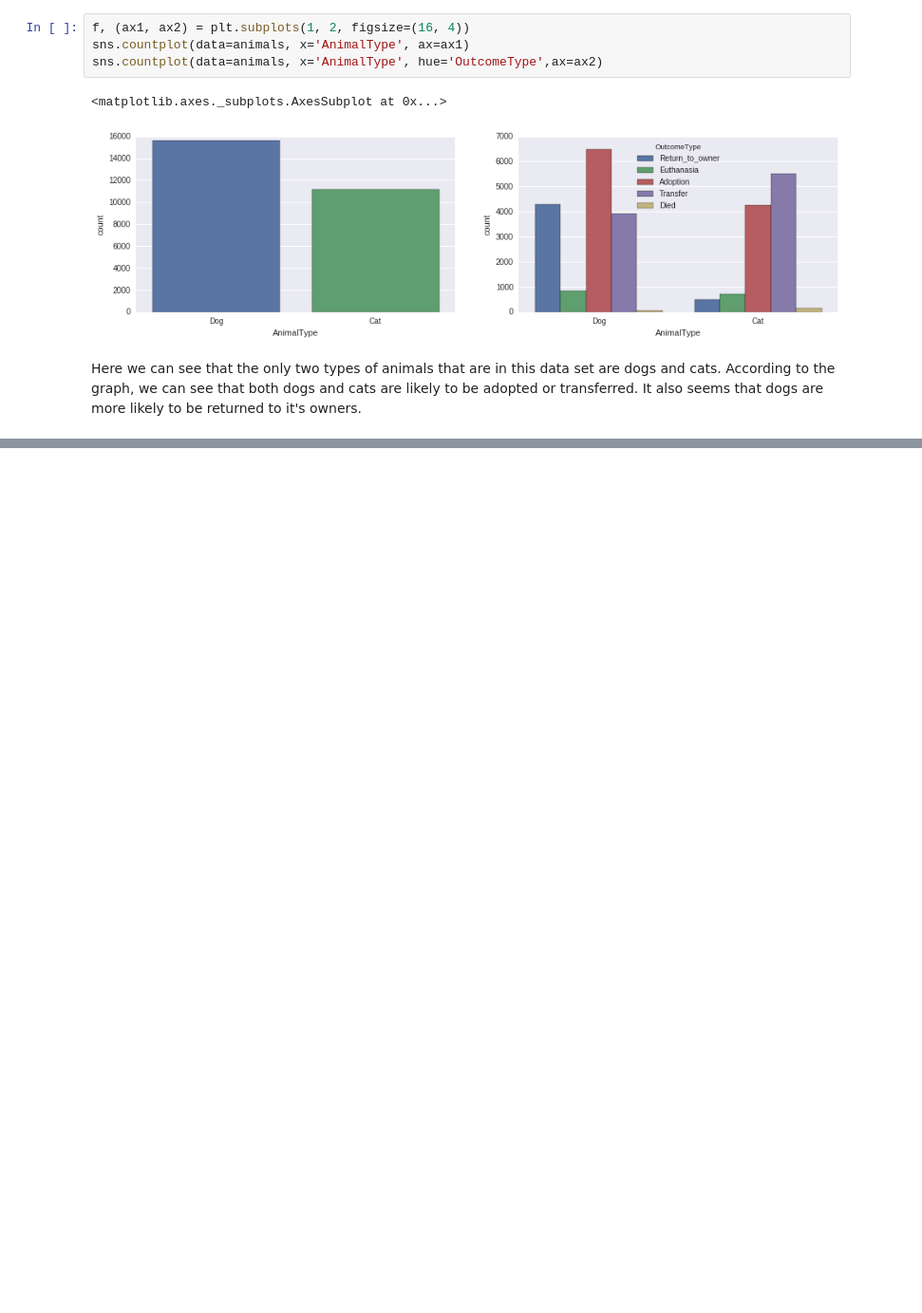
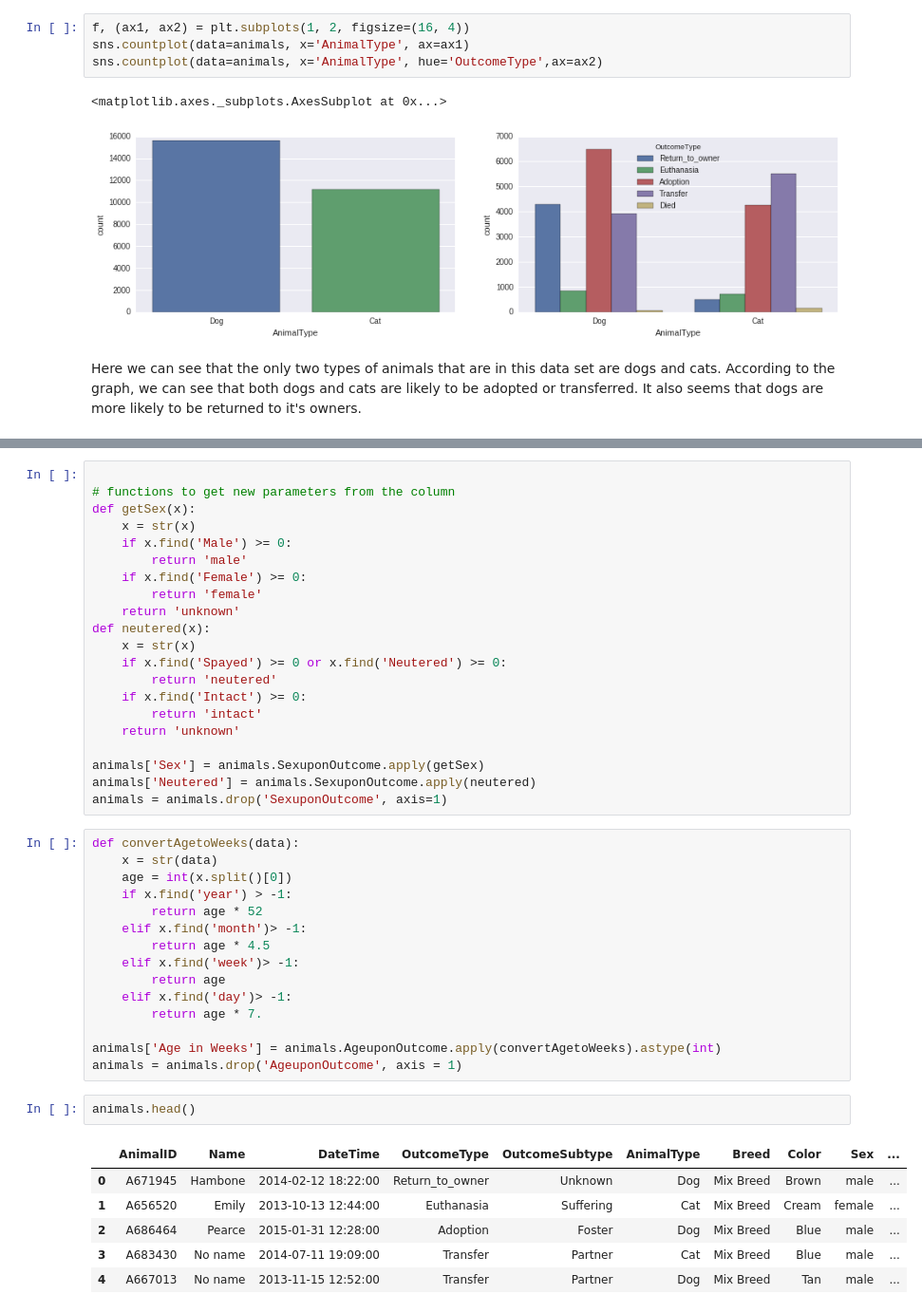
Before and after one commit to Infinite88/animal-shelter, a Jupyter notebook: animal_shelter.ipynb, the cells around one changed output, grey strips where cells are left out. Shown at 95% size. Saved outputs shown, nothing was run; the diff lists cells and outputs as text; blank space fills up the shorter version.

```diff
--- a/animal_shelter.ipynb
+++ b/animal_shelter.ipynb
@@ -148,0 +128,45 @@ memory usage: 2.0+ MB
+# %%
+
+# functions to get new parameters from the column
+def getSex(x):
+    x = str(x)
+    if x.find('Male') >= 0:
+        return 'male'
+    if x.find('Female') >= 0:
+        return 'female'
+    return 'unknown'
+def neutered(x):
+    x = str(x)
+    if x.find('Spayed') >= 0 or x.find('Neutered') >= 0:
+        return 'neutered'
+    if x.find('Intact') >= 0:
+        return 'intact'
+    return 'unknown'
+
+animals['Sex'] = animals.SexuponOutcome.apply(getSex)
+animals['Neutered'] = animals.SexuponOutcome.apply(neutered)
+animals = animals.drop('SexuponOutcome', axis=1)
+# %%
+def convertAgetoWeeks(data):
+    x = str(data)
+    age = int(x.split()[0])
+    if x.find('year') > -1:
+        return age * 52
+    elif x.find('month')> -1:
+        return age * 4.5
+    elif x.find('week')> -1:
+        return age
+    elif x.find('day')> -1:
+        return age * 7.
+
+animals['Age in Weeks'] = animals.AgeuponOutcome.apply(convertAgetoWeeks).astype(int)
+animals = animals.drop('AgeuponOutcome', axis = 1)
+# %%
+animals.head()
+# %% [output]
+|  | AnimalID | Name | DateTime | OutcomeType | OutcomeSubtype | AnimalType | Breed | Color | Sex | ... |
+| 0 | A671945 | Hambone | 2014-02-12 18:22:00 | Return_to_owner | Unknown | Dog | Mix Breed | Brown | male | ... |
+| 1 | A656520 | Emily | 2013-10-13 12:44:00 | Euthanasia | Suffering | Cat | Mix Breed | Cream | female | ... |
+| 2 | A686464 | Pearce | 2015-01-31 12:28:00 | Adoption | Foster | Dog | Mix Breed | Blue | male | ... |
+| 3 | A683430 | No name | 2014-07-11 19:09:00 | Transfer | Partner | Cat | Mix Breed | Blue | male | ... |
+| 4 | A667013 | No name | 2013-11-15 12:52:00 | Transfer | Partner | Dog | Mix Breed | Tan | male | ... |
```
Also changed, not shown: parts of 16 cells of this notebook.
